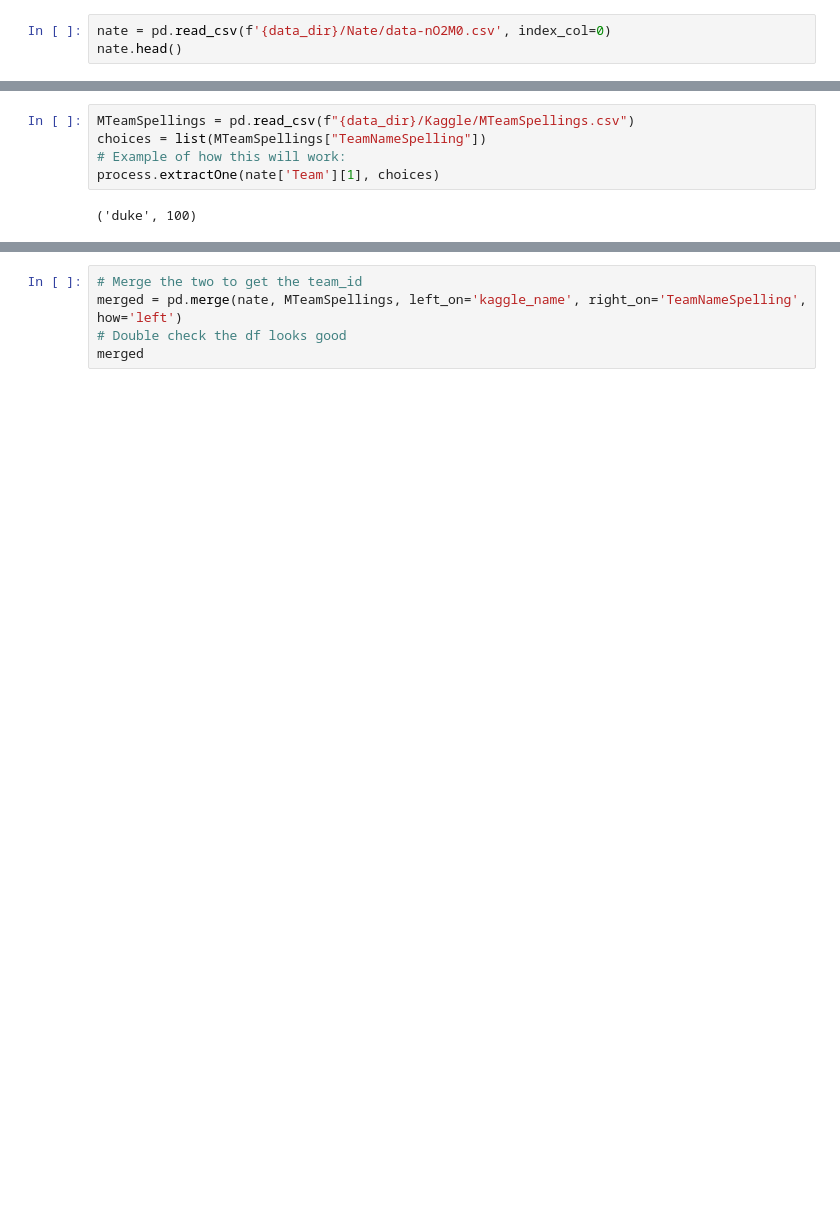
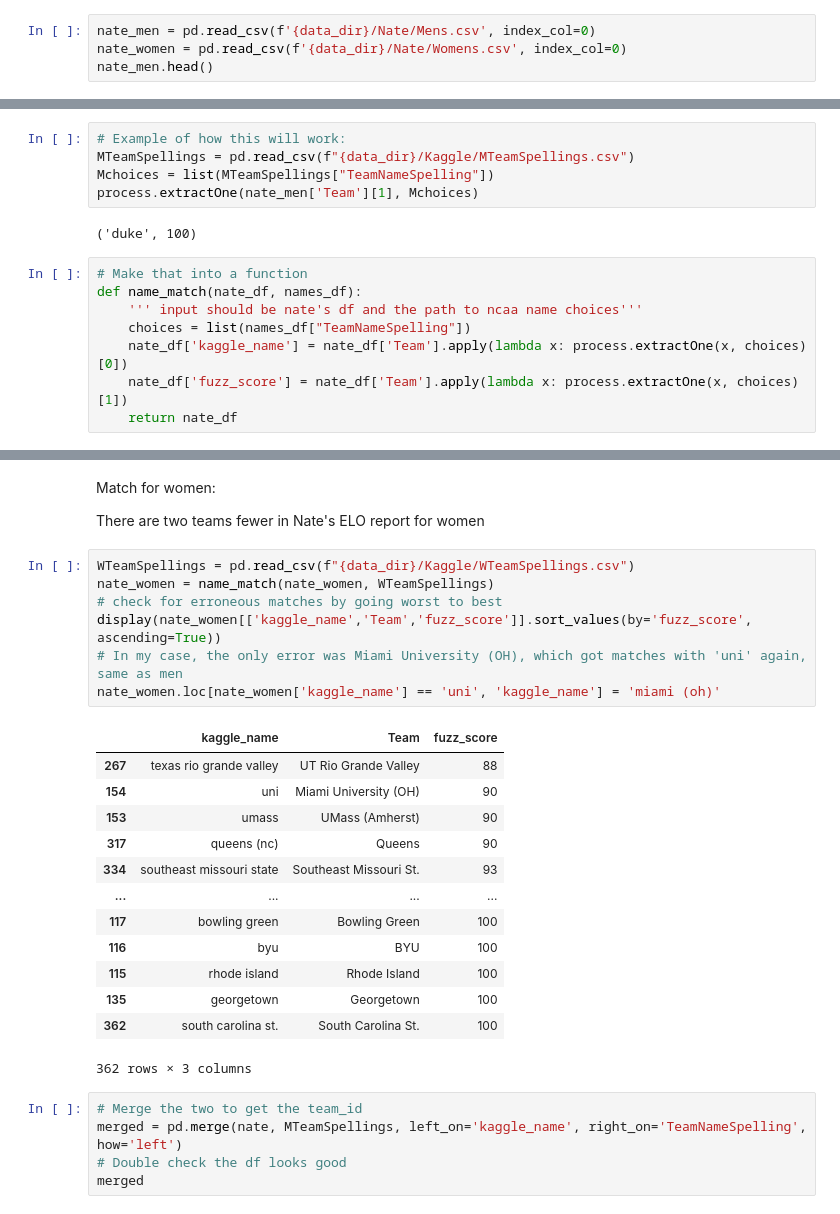
Before and after one commit to mborrus/Borhoops, a Jupyter notebook: EDA.ipynb, the cells around one changed output, grey strips where cells are left out. Saved outputs shown, nothing was run; the diff lists cells and outputs as text; blank space fills up the shorter version.

```diff
--- a/EDA.ipynb
+++ b/EDA.ipynb
@@ -208,6 +210,7 @@ https://www.natesilver.net/p/sbcb-college-basketball-ratings-men
 # %%
-nate = pd.read_csv(f'{data_dir}/Nate/data-nO2M0.csv', index_col=0)
-nate.head()
+nate_men = pd.read_csv(f'{data_dir}/Nate/Mens.csv', index_col=0)
+nate_women = pd.read_csv(f'{data_dir}/Nate/Womens.csv', index_col=0)
+nate_men.head()
 # %% [output]
 |  | Team | Conf. | Current Elo | Last | Season Min. | Season Max. | Home Court* |
 | 1 | Duke | ACC | 2089.303 | +14 🟢@@13.77758789 | 1842.133 | 2089.303 | 83.04591 |
@@ -222,9 +225,17 @@ Right now he only has mens teams, so for womens I'll need to derive ELO myself u
 from fuzzywuzzy import fuzz
 from fuzzywuzzy import process
 # %%
+# Example of how this will work:
 MTeamSpellings = pd.read_csv(f"{data_dir}/Kaggle/MTeamSpellings.csv")
-choices = list(MTeamSpellings["TeamNameSpelling"])
-# Example of how this will work:
-process.extractOne(nate['Team'][1], choices)
+Mchoices = list(MTeamSpellings["TeamNameSpelling"])
+process.extractOne(nate_men['Team'][1], Mchoices)
 # %% [output]
 ('duke', 100)
+# %%
+# Make that into a function
+def name_match(nate_df, names_df):
+    ''' input should be nate's df and the path to ncaa name choices'''
+    choices = list(names_df["TeamNameSpelling"])
+    nate_df['kaggle_name'] = nate_df['Team'].apply(lambda x: process.extractOne(x, choices)[0])
+    nate_df['fuzz_score'] = nate_df['Team'].apply(lambda x: process.extractOne(x, choices)[1])
+    return nate_df
@@ -268,3 +266,28 @@ nate
+# %% [markdown]
+Match for women:
+
+There are two teams fewer in Nate's ELO report for women
+# %%
+WTeamSpellings = pd.read_csv(f"{data_dir}/Kaggle/WTeamSpellings.csv")
+nate_women = name_match(nate_women, WTeamSpellings)
+# check for erroneous matches by going worst to best
+display(nate_women[['kaggle_name','Team','fuzz_score']].sort_values(by='fuzz_score', ascending=True))
+# In my case, the only error was Miami University (OH), which got matches with 'uni' again, same as men
+nate_women.loc[nate_women['kaggle_name'] == 'uni', 'kaggle_name'] = 'miami (oh)'
+# %% [output]
+|  | kaggle_name | Team | fuzz_score |
+| 267 | texas rio grande valley | UT Rio Grande Valley | 88 |
+| 154 | uni | Miami University (OH) | 90 |
+| 153 | umass | UMass (Amherst) | 90 |
+| 317 | queens (nc) | Queens | 90 |
+| 334 | southeast missouri state | Southeast Missouri St. | 93 |
+| ... | ... | ... | ... |
+| 117 | bowling green | Bowling Green | 100 |
+| 116 | byu | BYU | 100 |
+| 115 | rhode island | Rhode Island | 100 |
+| 135 | georgetown | Georgetown | 100 |
+| 362 | south carolina st. | South Carolina St. | 100 |
+362 rows × 3 columns
 # %%
 # Merge the two to get the team_id
 merged = pd.merge(nate, MTeamSpellings, left_on='kaggle_name', right_on='TeamNameSpelling', how='left')
```
Also changed, not shown: parts of 9 cells of this notebook, 2 other files.
